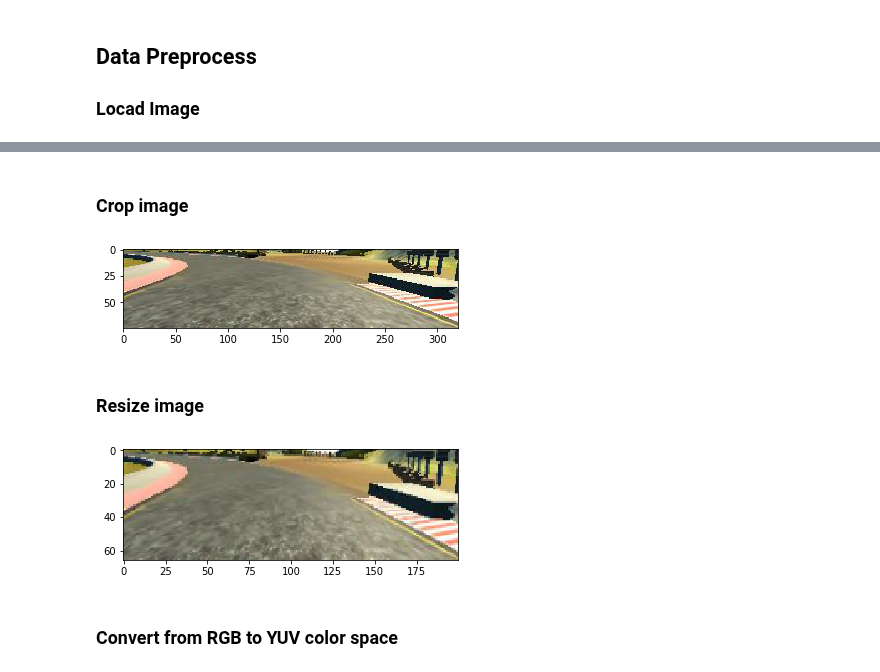
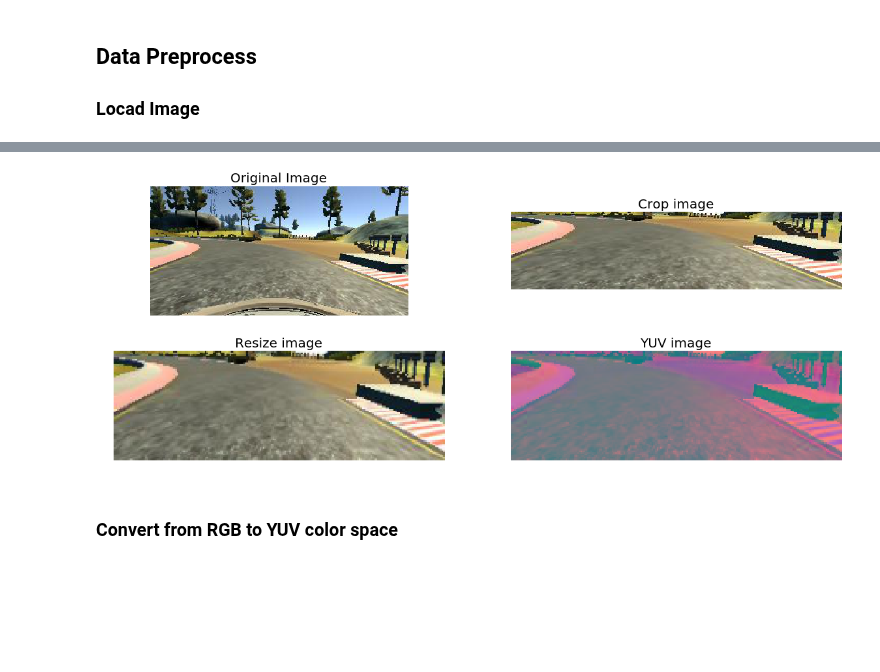
Before and after one commit to dragon7-fc/CarND-Behavioral-Cloning-P3, a Jupyter notebook: Behavioral_Cloning.ipynb, the cells around one changed output, grey strips where cells are left out. Cells and saved outputs as stored; diff of their text form; code cells hidden in the pictures; blank space fills up the shorter version.

```diff
--- a/Behavioral_Cloning.ipynb
+++ b/Behavioral_Cloning.ipynb
@@ -316,19 +315,32 @@ plt.imshow(img)
-# %% [markdown]
-### Crop image
-# %%
-img = model.img_crop(img)
-plt.imshow(img)
-plt.imsave(CROP_IMAGE, img)
-# %% [output]
-[figure, removed]
-# %% [markdown]
-### Resize image
-# %%
-img = model.img_resize(img)
-plt.imshow(img)
-plt.imsave(RESIZE_IMAGE, img)
-# %% [output]
-[figure, removed]
+# %%
+model = Model()
+
+f, ((ax1, ax2), (ax3, ax4)) = plt.subplots(2,2, figsize=(20, 8))
+
+img = model.load_image(IMAGE)
+ax1.imshow(img)
+ax1.set_title('Original Image', fontsize=20)
+ax1.axis('off')
+
+img = model.img_crop(img)
+ax2.imshow(img)
+ax2.set_title('Crop image', fontsize=20)
+ax2.axis('off')
+
+img = model.img_resize(img)
+ax3.imshow(img)
+ax3.set_title('Resize image', fontsize=20)
+ax3.axis('off')
+
+img = model.img_rgb2yuv(img)
+ax4.imshow(img)
+ax4.set_title('YUV image', fontsize=20)
+ax4.axis('off')
+
+plt.show()
+f.savefig(PRE_IMAGE)
+# %% [output]
+[figure, added]
 # %% [markdown]
 ### Convert from RGB to YUV color space
 # %%
```
Also changed, not shown: parts of 14 cells of this notebook, 13 other files.
